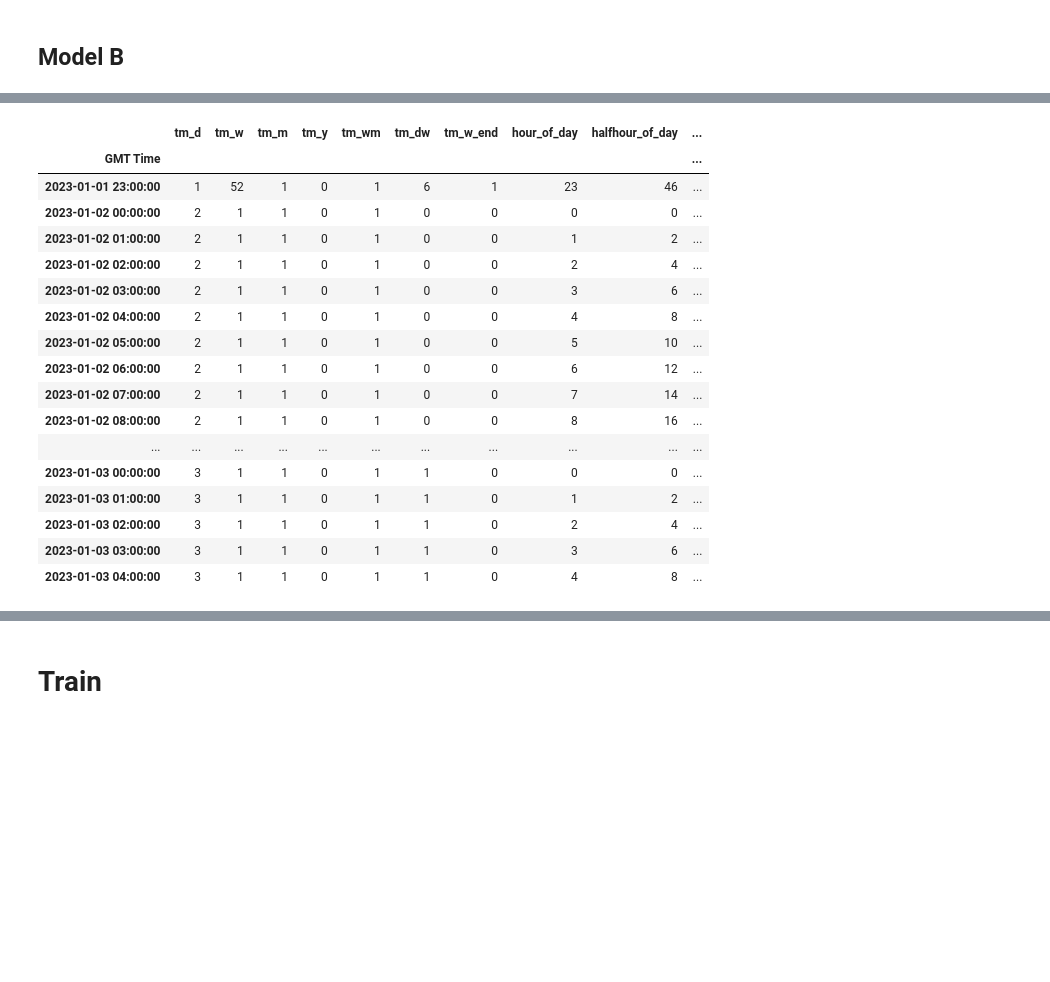
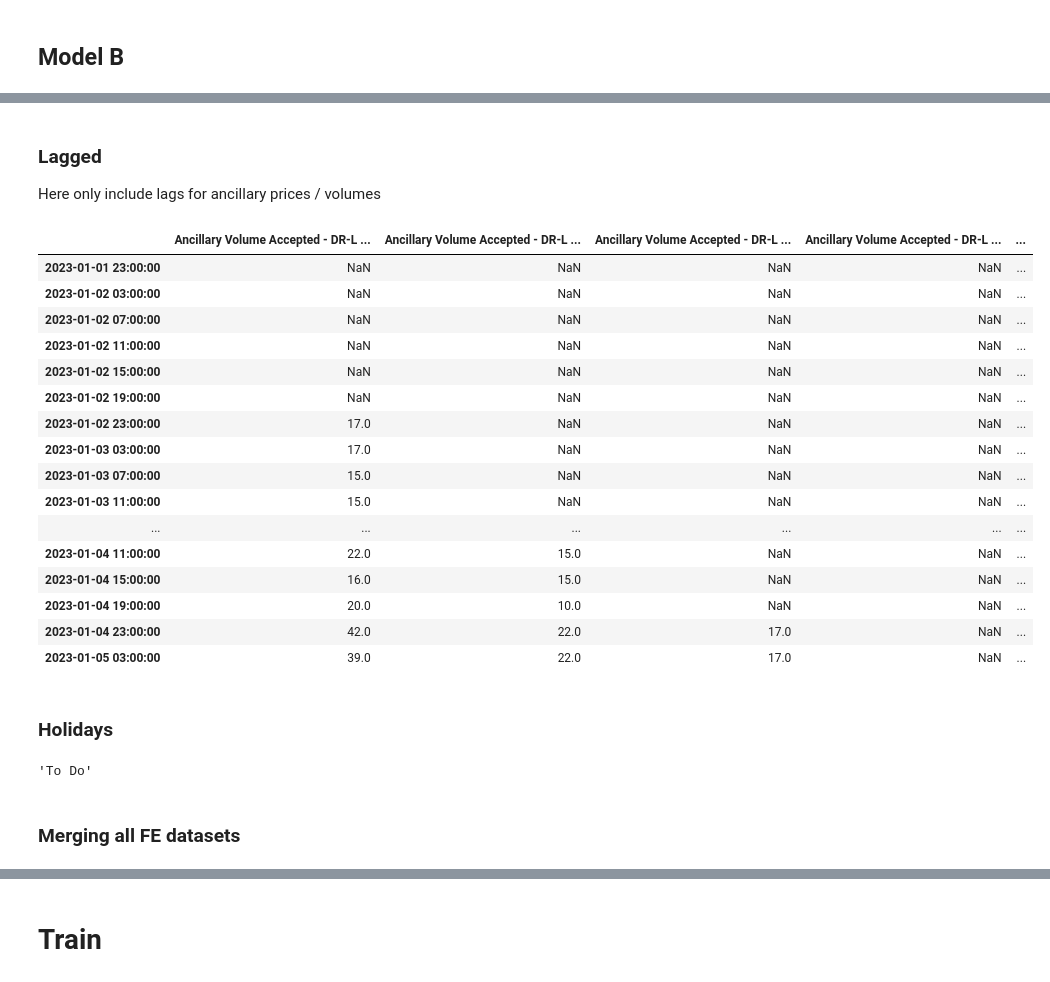
Before and after one commit to Nomercyme/energy_hackathon, a Jupyter notebook: main.ipynb, the cells around one changed output, grey strips where cells are left out. Cells and saved outputs as stored; diff of their text form; code cells hidden in the pictures; blank space fills up the shorter version.

```diff
--- a/main.ipynb
+++ b/main.ipynb
@@ -456,0 +557,39 @@ print(X.shape, y.shape)
+# %% [markdown]
+### Lagged
+Here only include lags for ancillary prices / volumes
+# %%
+timestep = 6 # how many timeslots in this dataset make up 1 full day, here 6x4-hours = 24 hours
+
+# Create 7D lagged features for ancillary prices, drop target because lagged
+lag_DCH_df = create_lagged_features(df_merged_B, lag_days=[col for col in range(timestep,(7*timestep)+1, timestep)], target='Ancillary Price - DC-H - GB (£/MW/h)', drop_target=True)
+lag_DCL_df = create_lagged_features(df_merged_B, lag_days=[col for col in range(timestep,(7*timestep)+1, timestep)], target='Ancillary Price - DC-L - GB (£/MW/h)', drop_target=True)
+lag_DMH_df = create_lagged_features(df_merged_B, lag_days=[col for col in range(timestep,(7*timestep)+1, timestep)], target='Ancillary Price - DM-H - GB (£/MW/h)', drop_target=True)
+lag_DML_df = create_lagged_features(df_merged_B, lag_days=[col for col in range(timestep,(7*timestep)+1, timestep)], target='Ancillary Price - DM-L - GB (£/MW/h)', drop_target=True)
+lag_DRH_df = create_lagged_features(df_merged_B, lag_days=[col for col in range(timestep,(7*timestep)+1, timestep)], target='Ancillary Price - DR-H - GB (£/MW/h)', drop_target=True)
+lag_DRL_df = create_lagged_features(df_merged_B, lag_days=[col for col in range(timestep,(7*timestep)+1, timestep)], target='Ancillary Price - DR-L - GB (£/MW/h)', drop_target=True)
+
+# Create 7D lagged features for ancillary volumes, drop target because lagged
+lag_DCH_volume_df = create_lagged_features(df_merged_B, lag_days=[col for col in range(timestep,(7*timestep)+1, timestep)], target='Ancillary Volume Accepted - DC-H - GB (MW)', drop_target=True)
+lag_DCL_volume_df = create_lagged_features(df_merged_B, lag_days=[col for col in range(timestep,(7*timestep)+1, timestep)], target='Ancillary Volume Accepted - DC-L - GB (MW)', drop_target=True)
+lag_DMH_volume_df = create_lagged_features(df_merged_B, lag_days=[col for col in range(timestep,(7*timestep)+1, timestep)], target='Ancillary Volume Accepted - DM-H - GB (MW)', drop_target=True)
+lag_DML_volume_df = create_lagged_features(df_merged_B, lag_days=[col for col in range(timestep,(7*timestep)+1, timestep)], target='Ancillary Volume Accepted - DM-L - GB (MW)', drop_target=True)
+lag_DRH_volume_df = create_lagged_features(df_merged_B, lag_days=[col for col in range(timestep,(7*timestep)+1, timestep)], target='Ancillary Volume Accepted - DR-H - GB (MW)', drop_target=True)
+lag_DRL_volume_df = create_lagged_features(df_merged_B, lag_days=[col for col in range(timestep,(7*timestep)+1, timestep)], target='Ancillary Volume Accepted - DR-L - GB (MW)', drop_target=True); lag_DRL_volume_df.head(20)
+# %% [output]
+|  | Ancillary Volume Accepted - DR-L ... | Ancillary Volume Accepted - DR-L ... | Ancillary Volume Accepted - DR-L ... | Ancillary Volume Accepted - DR-L ... | ... |
+| 2023-01-01 23:00:00 | NaN | NaN | NaN | NaN | ... |
+| 2023-01-02 03:00:00 | NaN | NaN | NaN | NaN | ... |
+| 2023-01-02 07:00:00 | NaN | NaN | NaN | NaN | ... |
+| 2023-01-02 11:00:00 | NaN | NaN | NaN | NaN | ... |
+| 2023-01-02 15:00:00 | NaN | NaN | NaN | NaN | ... |
+| 2023-01-02 19:00:00 | NaN | NaN | NaN | NaN | ... |
+| 2023-01-02 23:00:00 | 17.0 | NaN | NaN | NaN | ... |
+| 2023-01-03 03:00:00 | 17.0 | NaN | NaN | NaN | ... |
+| 2023-01-03 07:00:00 | 15.0 | NaN | NaN | NaN | ... |
+| 2023-01-03 11:00:00 | 15.0 | NaN | NaN | NaN | ... |
+| ... | ... | ... | ... | ... | ... |
+| 2023-01-04 11:00:00 | 22.0 | 15.0 | NaN | NaN | ... |
+| 2023-01-04 15:00:00 | 16.0 | 15.0 | NaN | NaN | ... |
+| 2023-01-04 19:00:00 | 20.0 | 10.0 | NaN | NaN | ... |
+| 2023-01-04 23:00:00 | 42.0 | 22.0 | 17.0 | NaN | ... |
+| 2023-01-05 03:00:00 | 39.0 | 22.0 | 17.0 | NaN | ... |
@@ -457,20 +600,8 @@ print(X.shape, y.shape)
+# %% [markdown]
+### Holidays
 # %%
+"To Do"
 # %% [output]
-|  | tm_d | tm_w | tm_m | tm_y | tm_wm | tm_dw | tm_w_end | hour_of_day | halfhour_of_day | ... |
-| GMT Time |  |  |  |  |  |  |  |  |  | ... |
-| 2023-01-01 23:00:00 | 1 | 52 | 1 | 0 | 1 | 6 | 1 | 23 | 46 | ... |
-| 2023-01-02 00:00:00 | 2 | 1 | 1 | 0 | 1 | 0 | 0 | 0 | 0 | ... |
-| 2023-01-02 01:00:00 | 2 | 1 | 1 | 0 | 1 | 0 | 0 | 1 | 2 | ... |
-| 2023-01-02 02:00:00 | 2 | 1 | 1 | 0 | 1 | 0 | 0 | 2 | 4 | ... |
-| 2023-01-02 03:00:00 | 2 | 1 | 1 | 0 | 1 | 0 | 0 | 3 | 6 | ... |
-| 2023-01-02 04:00:00 | 2 | 1 | 1 | 0 | 1 | 0 | 0 | 4 | 8 | ... |
-| 2023-01-02 05:00:00 | 2 | 1 | 1 | 0 | 1 | 0 | 0 | 5 | 10 | ... |
-| 2023-01-02 06:00:00 | 2 | 1 | 1 | 0 | 1 | 0 | 0 | 6 | 12 | ... |
-| 2023-01-02 07:00:00 | 2 | 1 | 1 | 0 | 1 | 0 | 0 | 7 | 14 | ... |
-| 2023-01-02 08:00:00 | 2 | 1 | 1 | 0 | 1 | 0 | 0 | 8 | 16 | ... |
-| ... | ... | ... | ... | ... | ... | ... | ... | ... | ... | ... |
-| 2023-01-03 00:00:00 | 3 | 1 | 1 | 0 | 1 | 1 | 0 | 0 | 0 | ... |
-| 2023-01-03 01:00:00 | 3 | 1 | 1 | 0 | 1 | 1 | 0 | 1 | 2 | ... |
-| 2023-01-03 02:00:00 | 3 | 1 | 1 | 0 | 1 | 1 | 0 | 2 | 4 | ... |
-| 2023-01-03 03:00:00 | 3 | 1 | 1 | 0 | 1 | 1 | 0 | 3 | 6 | ... |
-| 2023-01-03 04:00:00 | 3 | 1 | 1 | 0 | 1 | 1 | 0 | 4 | 8 | ... |
+'To Do'
+# %% [markdown]
+### Merging all FE datasets
```
Also changed, not shown: parts of 22 cells of this notebook, 2 other files.
